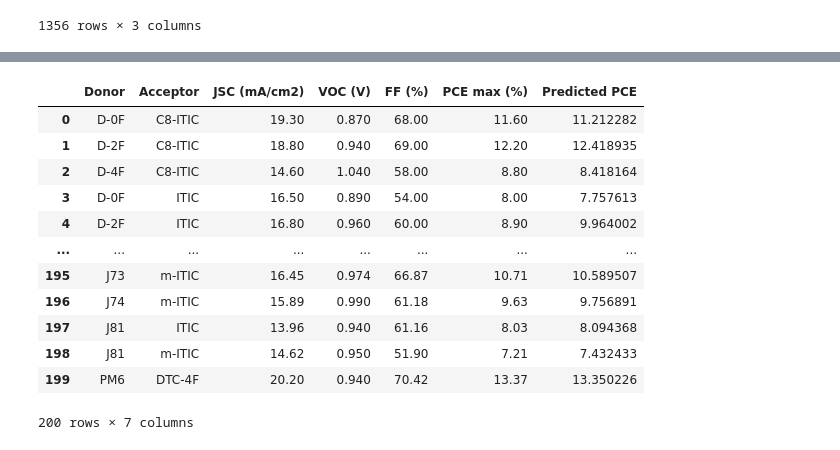
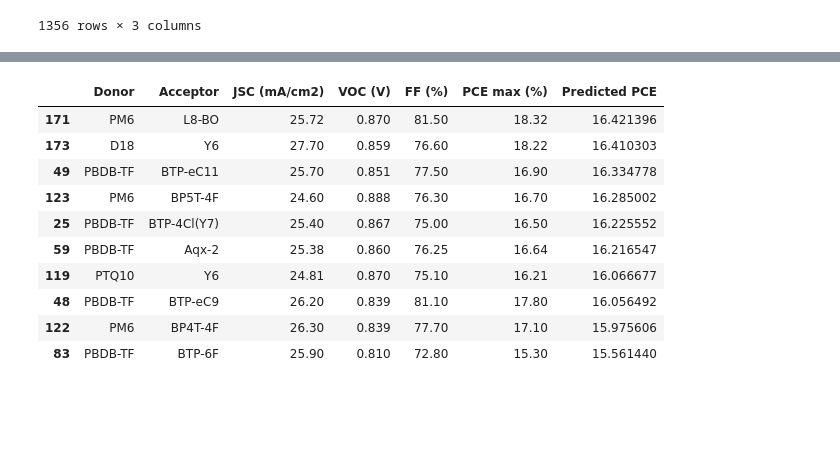
Before and after one commit to LANDRY-SANON/Performance-prediction-of-organic-solar-cells-using-artificial-intelligence, a Jupyter notebook: NFA_OPV_Prediction.ipynb, the cells around one changed output, grey strips where cells are left out. Cells and saved outputs as stored; diff of their text form; code cells hidden in the pictures; blank space fills up the shorter version.

```diff
--- a/NFA_OPV_Prediction.ipynb
+++ b/NFA_OPV_Prediction.ipynb
@@ -404,8 +400,8 @@ from sklearn.pipeline import Pipeline
 from sklearn.compose import ColumnTransformer
 from sklearn.preprocessing import FunctionTransformer, StandardScaler
 from xgboost import XGBRegressor
-
-'''def import_data():
+from sklearn.pipeline import make_pipeline
+def import_data():
     data=pd.read_csv("data\jjapac4894supp1.csv")
     data=data.drop([data.columns[-1],data.columns[0]],axis=1)
     data['VOC (V)'] = data['VOC (V)'] + 1
@@ -414,29 +410,22 @@ from xgboost import XGBRegressor
     y=data["PCE max (%)"]
     return X,y
 
-X_input , y_output = import_data()'''
+X_input , y_output = import_data()
 
-def predict(data,scaler=scaler,X=X, y=y):
+def predict(data,scaler=scaler,X=X_input, y=y_output):
+
+
+    scalers = StandardScaler()
+    scalers.fit(X)
+    X = scalers.transform(X)
+    model=xgb.XGBRegressor()
+    model.fit(X, y.values)
 
     log_transform = FunctionTransformer(lambda x: np.log(x+1))
     data[['VOC (V)']] = log_transform.fit_transform(data[['VOC (V)']])
+    data = scalers.transform(data)
 
-    transformer = ColumnTransformer(
-        transformers=[
-            ('scaler', StandardScaler(), [0,1,2])#'VOC (V)','JSC (mA/cm2)', 'FF (%)'
-        ],
-    )
-
-    pipeline = Pipeline(steps=[('preprocessor', transformer), ('regressor', xgb.XGBRegressor())])
-    #s=StandardScaler()
-    #s.fit(X)
-    pipeline.fit(X, y)
-    print(data.describe())
-    #a.fit(X)
-    data = scaler.transform(data)
-    data = pd.DataFrame(data, columns=X.columns)
-    print(data)
-    predictions = pipeline.predict(data)
+    predictions = model.predict(data)
     return predictions
 # %%
 X_test=test[['VOC (V)','JSC (mA/cm2)', 'FF (%)' ]]
@@ -464,16 +440,16 @@ max      0.850151     27.700000   81.500000
+# %%
+test.sort_values(by=['Predicted PCE'], inplace=True, ascending=False)
 # %%
-test
+test[0:10]
 # %% [output]
 |  | Donor | Acceptor | JSC (mA/cm2) | VOC (V) | FF (%) | PCE max (%) | Predicted PCE |
-| 0 | D-0F | C8-ITIC | 19.30 | 0.870 | 68.00 | 11.60 | 11.212282 |
-| 1 | D-2F | C8-ITIC | 18.80 | 0.940 | 69.00 | 12.20 | 12.418935 |
-| 2 | D-4F | C8-ITIC | 14.60 | 1.040 | 58.00 | 8.80 | 8.418164 |
-| 3 | D-0F | ITIC | 16.50 | 0.890 | 54.00 | 8.00 | 7.757613 |
-| 4 | D-2F | ITIC | 16.80 | 0.960 | 60.00 | 8.90 | 9.964002 |
-| ... | ... | ... | ... | ... | ... | ... | ... |
-| 195 | J73 | m-ITIC | 16.45 | 0.974 | 66.87 | 10.71 | 10.589507 |
-| 196 | J74 | m-ITIC | 15.89 | 0.990 | 61.18 | 9.63 | 9.756891 |
-| 197 | J81 | ITIC | 13.96 | 0.940 | 61.16 | 8.03 | 8.094368 |
-| 198 | J81 | m-ITIC | 14.62 | 0.950 | 51.90 | 7.21 | 7.432433 |
-| 199 | PM6 | DTC-4F | 20.20 | 0.940 | 70.42 | 13.37 | 13.350226 |
+| 171 | PM6 | L8-BO | 25.72 | 0.870 | 81.50 | 18.32 | 16.421396 |
+| 173 | D18 | Y6 | 27.70 | 0.859 | 76.60 | 18.22 | 16.410303 |
+| 49 | PBDB-TF | BTP-eC11 | 25.70 | 0.851 | 77.50 | 16.90 | 16.334778 |
+| 123 | PM6 | BP5T-4F | 24.60 | 0.888 | 76.30 | 16.70 | 16.285002 |
+| 25 | PBDB-TF | BTP-4Cl(Y7) | 25.40 | 0.867 | 75.00 | 16.50 | 16.225552 |
+| 59 | PBDB-TF | Aqx-2 | 25.38 | 0.860 | 76.25 | 16.64 | 16.216547 |
+| 119 | PTQ10 | Y6 | 24.81 | 0.870 | 75.10 | 16.21 | 16.066677 |
+| 48 | PBDB-TF | BTP-eC9 | 26.20 | 0.839 | 81.10 | 17.80 | 16.056492 |
+| 122 | PM6 | BP4T-4F | 26.30 | 0.839 | 77.70 | 17.10 | 15.975606 |
+| 83 | PBDB-TF | BTP-6F | 25.90 | 0.810 | 72.80 | 15.30 | 15.561440 |
-200 rows × 7 columns
```
Also changed, not shown: parts of 6 cells of this notebook, 1 other file.
